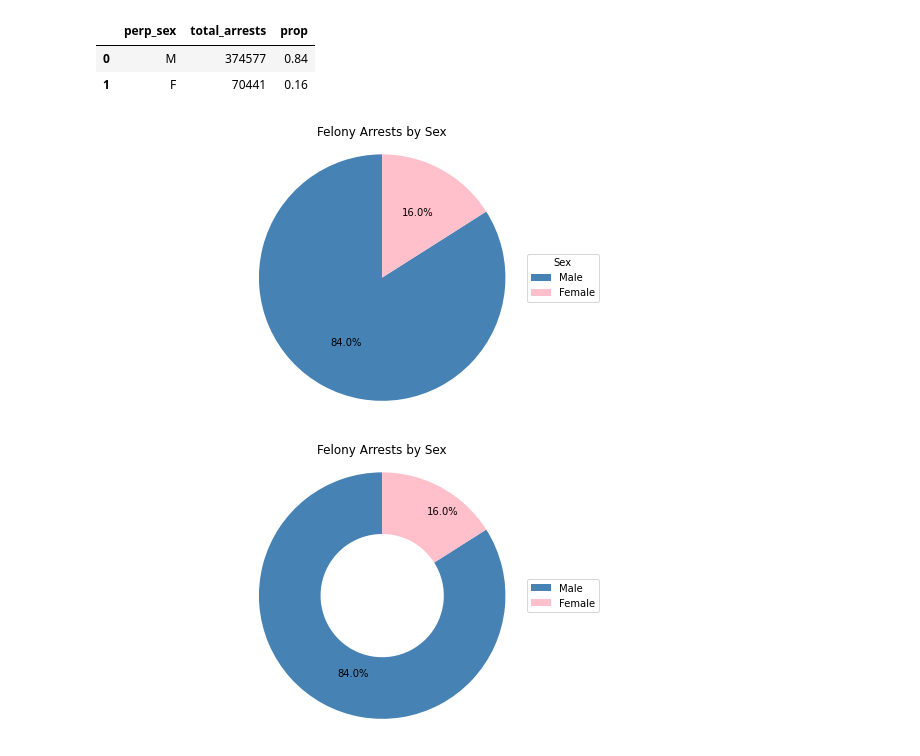
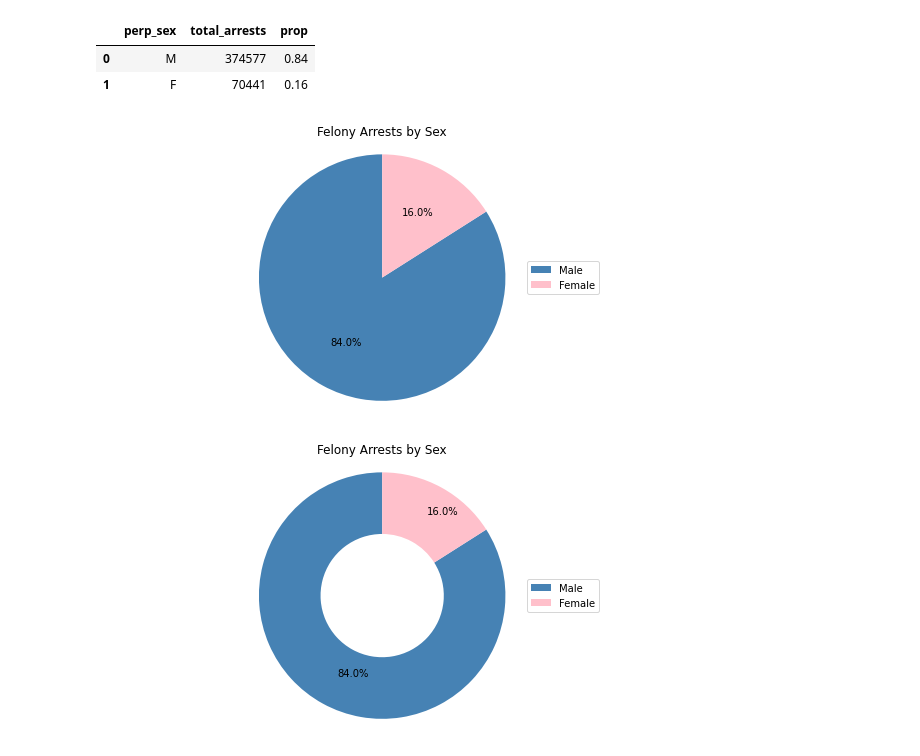
Before and after one commit to AmitSamra/NYC_Crime, a Jupyter notebook: nyc_crime_python.ipynb, the cells around one changed output. Cells and saved outputs as stored; diff of their text form; code cells hidden in the pictures.

```diff
--- a/nyc_crime_python.ipynb
+++ b/nyc_crime_python.ipynb
@@ -900,20 +900,20 @@ df_sex_fel
 # %%
 fig,ax = plt.subplots(figsize=(10, 5))
 
 ax.pie(df_sex_fel.prop, autopct='%1.1f%%', colors=['steelblue','pink'], startangle=90)
 ax.legend(
     #df_sex_fel.perp_sex,
-    title = 'Sex',
+    #title = 'Sex',
     labels = ['Male', 'Female'],
     loc = 'center left',
     bbox_to_anchor = (.75,.5,0,0)
 )
 ax.set_title('Felony Arrests by Sex')
 ax.axis('equal')
 
 plt.show()
 # %% [output]
-[figure, old version]
+[figure, new version]
 # %%
 fig,ax = plt.subplots(figsize=(10, 5))
 
```
Also changed, not shown: parts of 1 cell of this notebook.
